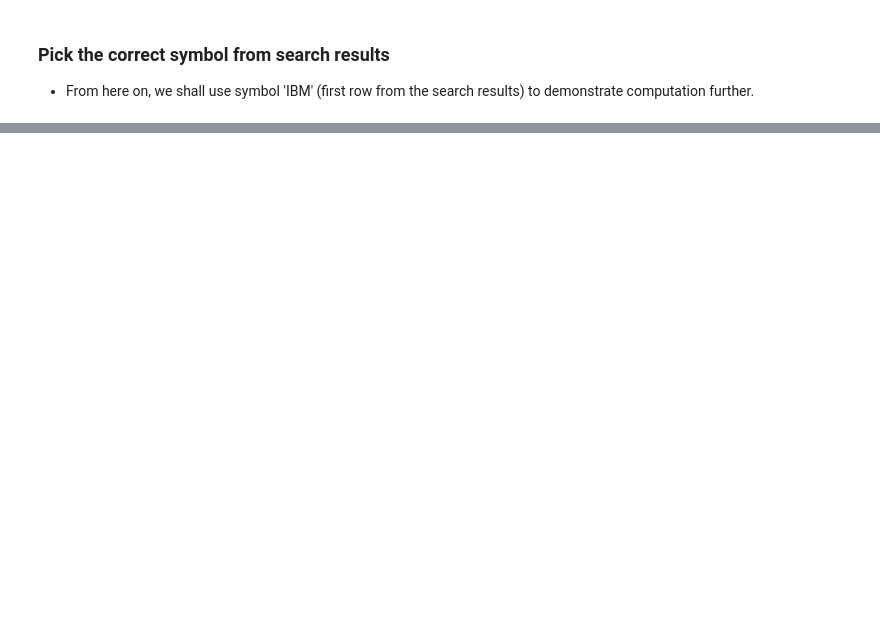
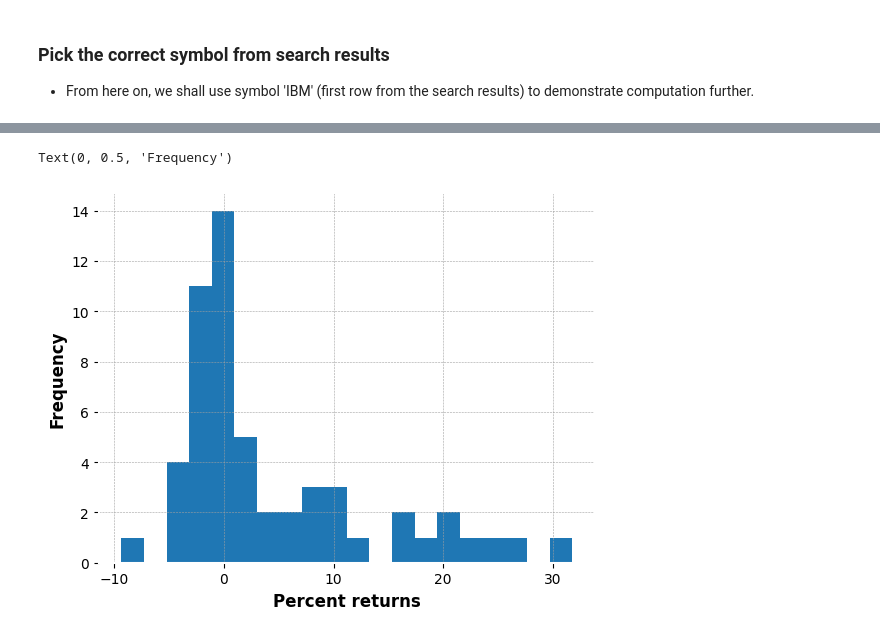
Before and after one commit to jadhavpritish/Toucan, a Jupyter notebook: demo_notebooks/simple_moving_average_crossover_demo.ipynb, the cells around one changed output, grey strips where cells are left out. Saved outputs shown, nothing was run; the diff lists cells and outputs as text; code cells hidden in the pictures; blank space fills up the shorter version.

```diff
--- a/demo_notebooks/simple_moving_average_crossover_demo.ipynb
+++ b/demo_notebooks/simple_moving_average_crossover_demo.ipynb
@@ -115,0 +117,8 @@ SMAStrategy.evaluate_sma_crossover(ticker_df=av_intraday_df, slow_ma=20, fast_ma
+# %%
+ax = ma_strategy_df.percent_returns.hist(bins=20)
+
+ax.set_xlabel("Percent returns")
+ax.set_ylabel("Frequency")
+# %% [output]
+Text(0, 0.5, 'Frequency')
+[figure, added]
```
Also changed, not shown: parts of 19 cells of this notebook, 9 other files.
